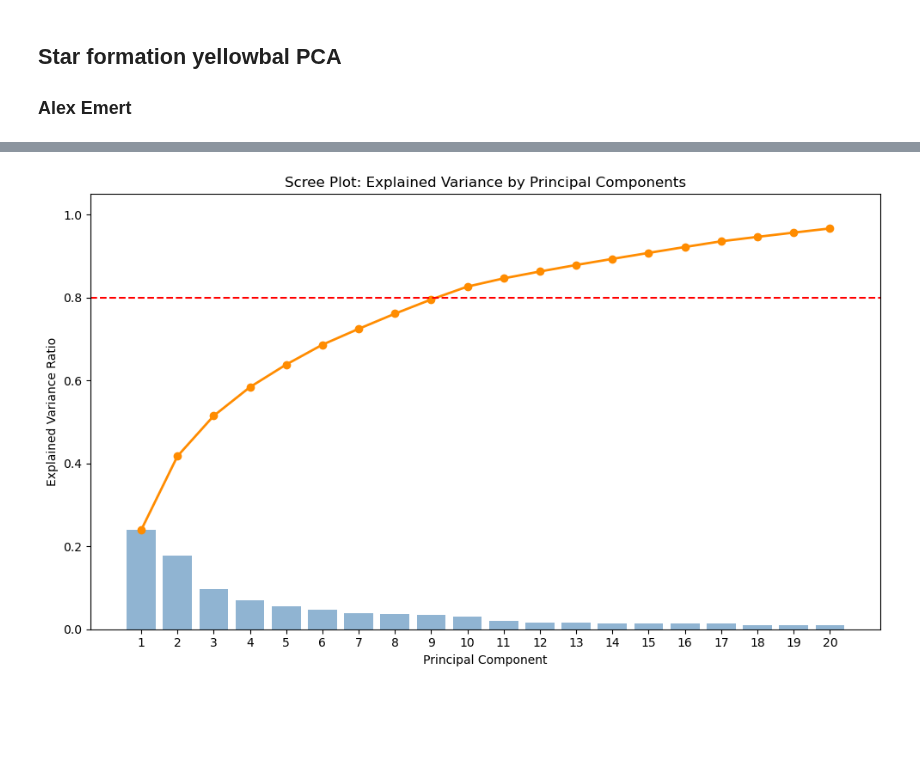
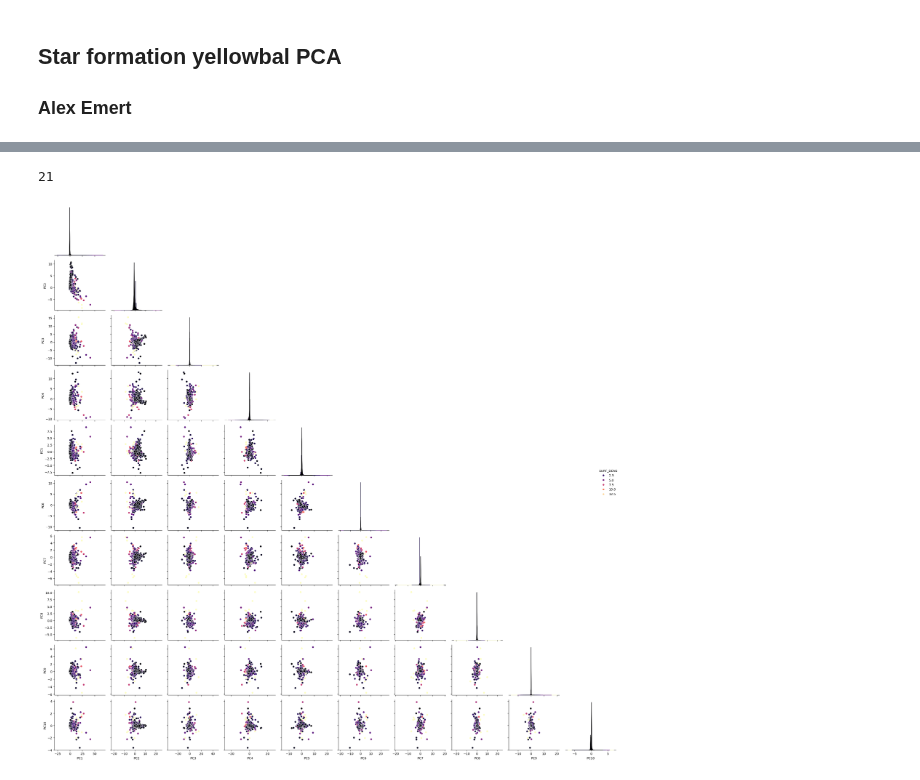
Before and after one commit to AlexEmert/Star-Formation-Research-Project-2026, a Jupyter notebook: scratch/PCA/pca-exploration.ipynb, the cells around one changed output, grey strips where cells are left out. Cells and saved outputs as stored; diff of their text form; code cells hidden in the pictures; blank space fills up the shorter version.

```diff
--- a/scratch/PCA/pca-exploration.ipynb
+++ b/scratch/PCA/pca-exploration.ipynb
@@ -124,21 +105,14 @@ plt.show()
-# %%
-var_ratio = log_pca.explained_variance_ratio_
-cum_var_ratio = np.cumsum(var_ratio)
-
-plt.figure(figsize=(10, 6))
-plt.bar(range(1, len(var_ratio) + 1), var_ratio, alpha=0.6, align='center',
-        label='Individual explained variance', color='steelblue')
-plt.plot(range(1, len(cum_var_ratio) + 1), cum_var_ratio,
-             label='Cumulative explained variance', color='darkorange',
-             linewidth=2, marker='o')
-plt.axhline(y=0.8, color='red', linestyle='--',
-                    label=f'80% Variance Threshold')
-plt.ylabel('Explained Variance')
-plt.xlabel('Principal Component')
-plt.title('Scree Plot: Explained Variance by Principal Components')
-plt.xticks(range(1, len(var_ratio) + 1))
-plt.ylim(0, 1.05)
-plt.tight_layout()
-plt.show()
-# %% [output]
-[figure, removed]
+# %%
+len(phot_transformed.columns)
+# %% [output]
+21
+# %%
+phot_transformed.columns = ['PC1', "PC2", 'PC3', 'PC4', "PC5", "PC6", 'PC7', 'PC8', 'PC9', "PC10",'DIAM', "MASS", "L_BOL", "LM", "TEMP", "LRATIO", "T_BOL", "SURF_DENS", "DIST", "e_F8", "e_F12", "e_F24", "e_F70", "N8", "N12", "N24", "N70", "f_MULTI", "f_CEXT"]
+phot_pca_cols = phot_transformed.drop(columns=["DIST", "e_F8", "e_F12", "e_F24", "e_F70", "N8", "N12", "N24", "N70", "f_MULTI", "f_CEXT"])
+
+surf_dens_df = phot_pca_cols.drop(columns=['DIAM', "MASS", "L_BOL", "LM", "TEMP", "LRATIO", "T_BOL"])
+sns.pairplot(surf_dens_df, hue='SURF_DENS', palette='magma', corner=True)
+plt.tight_layout()
+plt.show()
+# %% [output]
+[figure, added]
```
Also changed, not shown: parts of 15 cells of this notebook, 4 other files.
